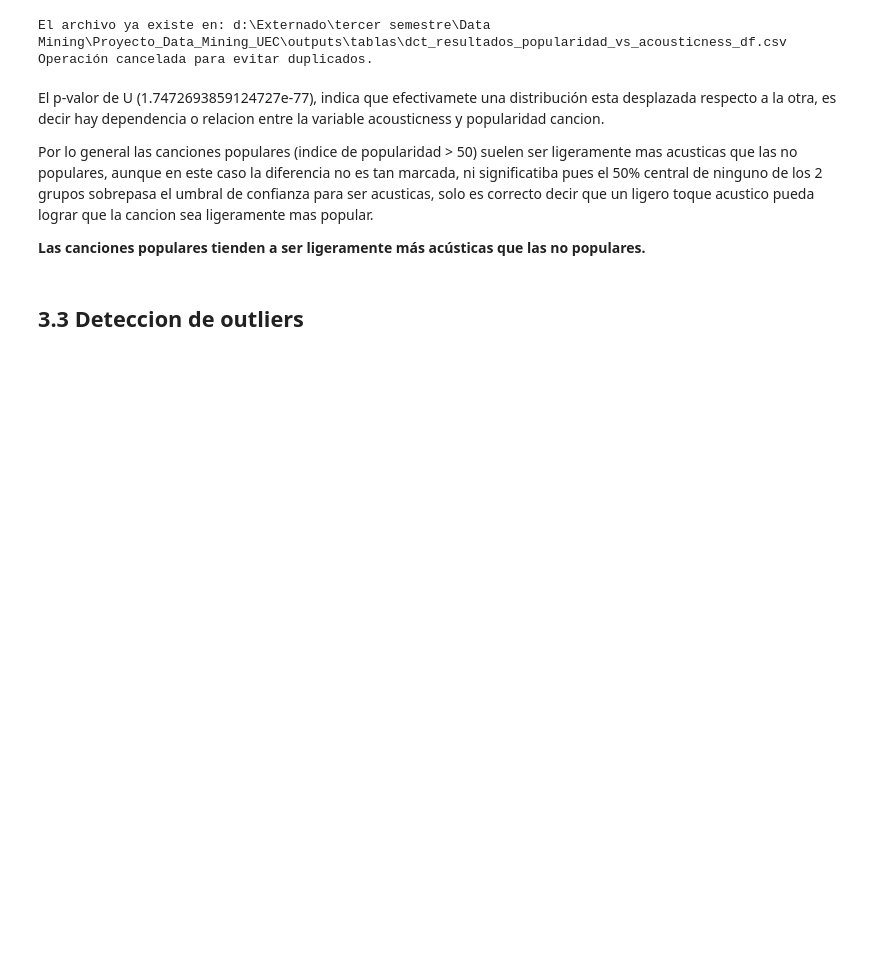
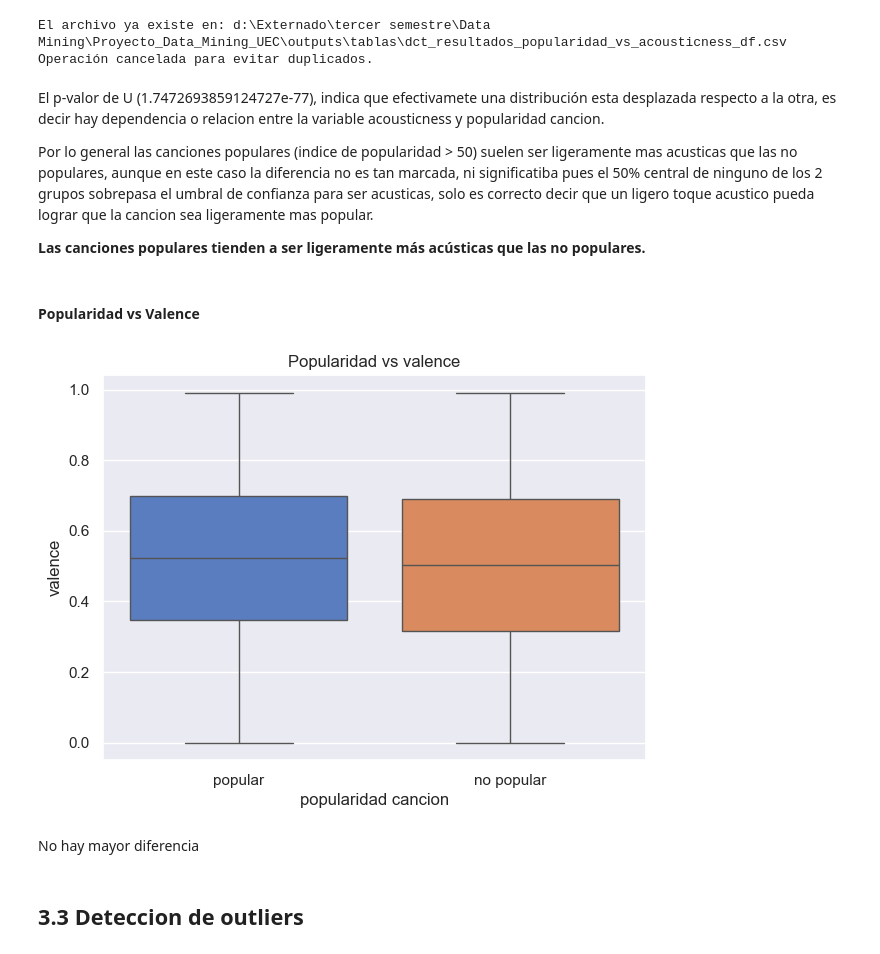
Before and after one commit to juanpablocarrillohortua/Proyecto_Data_Mining_UEC, a Jupyter notebook: notebooks/EDA_&_1st_part_notebook.ipynb, the cells around one changed output. Cells and saved outputs as stored; diff of their text form; code cells hidden in the pictures; blank space fills up the shorter version.

```diff
--- a/notebooks/EDA_&_1st_part_notebook.ipynb
+++ b/notebooks/EDA_&_1st_part_notebook.ipynb
@@ -1116,6 +1112,17 @@ El p-valor de U (1.7472693859124727e-77), indica que efectivamete una distribuci
 Por lo general las canciones populares (indice de popularidad > 50) suelen ser ligeramente mas acusticas que las no populares, aunque en este caso la diferencia no es tan marcada, ni significatiba pues el 50% central de ninguno de los 2 grupos sobrepasa el umbral de confianza para ser acusticas, solo es correcto decir que un ligero toque acustico pueda lograr que la cancion sea ligeramente mas popular.
 
 **Las canciones populares tienden a ser ligeramente más acústicas que las no populares.**
+# %% [markdown]
+#### Popularidad vs Valence
+# %%
+plt.figure(figsize=(7, 5))
+sns.boxplot(x='popularidad cancion', y='valence', data=df, palette='muted', hue = 'popularidad cancion')
+plt.title(f"Popularidad vs valence")
+plt.show()
+# %% [output]
+[figure, added]
+# %% [markdown]
+No hay mayor diferencia
 # %% [markdown]
 ## 3.3 Deteccion de outliers
 # %%
```
Also changed, not shown: parts of 1 cell of this notebook, 1 other file.
